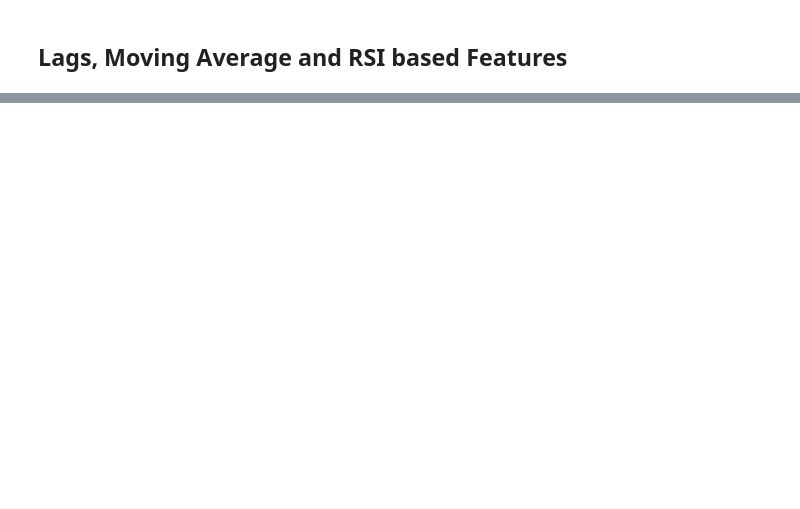
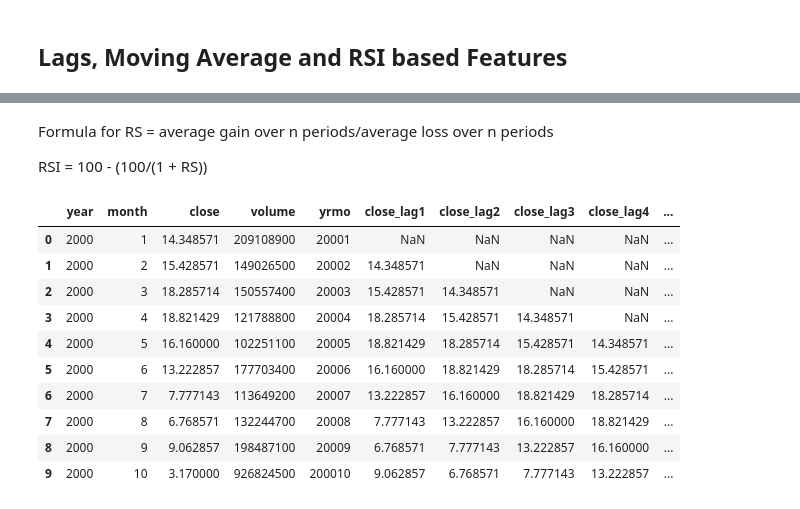
Before and after one commit to mukesh-chevula/Machine-Learning-in-Finance, a Jupyter notebook: Financial Data Understanding, EDA, and Feature Engineering/Main.ipynb, the cells around one changed output, grey strips where cells are left out. Saved outputs shown, nothing was run; the diff lists cells and outputs as text; code cells hidden in the pictures; blank space fills up the shorter version.

```diff
--- a/Financial Data Understanding, EDA, and Feature Engineering/Main.ipynb
+++ b/Financial Data Understanding, EDA, and Feature Engineering/Main.ipynb
@@ -190,0 +222,25 @@ sbn.heatmap(corr, annot=True, cmap="YlGnBu")
+# %% [markdown]
+Formula for RS = average gain over n periods/average loss over n periods
+
+RSI = 100 - (100/(1 + RS))
+# %%
+for n in [3,6,9,12]:
+
+    # Create the moving average and divide by the close price to average it out
+    stock_agg['ma_' + str(n)] = talib.SMA(stock_agg['close'].values,
+                              timeperiod = n) / stock_agg['close']
+    # Create the RSI indicator
+    stock_agg['rsi_' + str(n)] = talib.RSI(stock_agg['close'].values, timeperiod=n)
+stock_agg.head(10)
+# %% [output]
+|  | year | month | close | volume | yrmo | close_lag1 | close_lag2 | close_lag3 | close_lag4 | ... |
+| 0 | 2000 | 1 | 14.348571 | 209108900 | 20001 | NaN | NaN | NaN | NaN | ... |
+| 1 | 2000 | 2 | 15.428571 | 149026500 | 20002 | 14.348571 | NaN | NaN | NaN | ... |
+| 2 | 2000 | 3 | 18.285714 | 150557400 | 20003 | 15.428571 | 14.348571 | NaN | NaN | ... |
+| 3 | 2000 | 4 | 18.821429 | 121788800 | 20004 | 18.285714 | 15.428571 | 14.348571 | NaN | ... |
+| 4 | 2000 | 5 | 16.160000 | 102251100 | 20005 | 18.821429 | 18.285714 | 15.428571 | 14.348571 | ... |
+| 5 | 2000 | 6 | 13.222857 | 177703400 | 20006 | 16.160000 | 18.821429 | 18.285714 | 15.428571 | ... |
+| 6 | 2000 | 7 | 7.777143 | 113649200 | 20007 | 13.222857 | 16.160000 | 18.821429 | 18.285714 | ... |
+| 7 | 2000 | 8 | 6.768571 | 132244700 | 20008 | 7.777143 | 13.222857 | 16.160000 | 18.821429 | ... |
+| 8 | 2000 | 9 | 9.062857 | 198487100 | 20009 | 6.768571 | 7.777143 | 13.222857 | 16.160000 | ... |
+| 9 | 2000 | 10 | 3.170000 | 926824500 | 200010 | 9.062857 | 6.768571 | 7.777143 | 13.222857 | ... |
```
Also changed, not shown: parts of 10 cells of this notebook.
